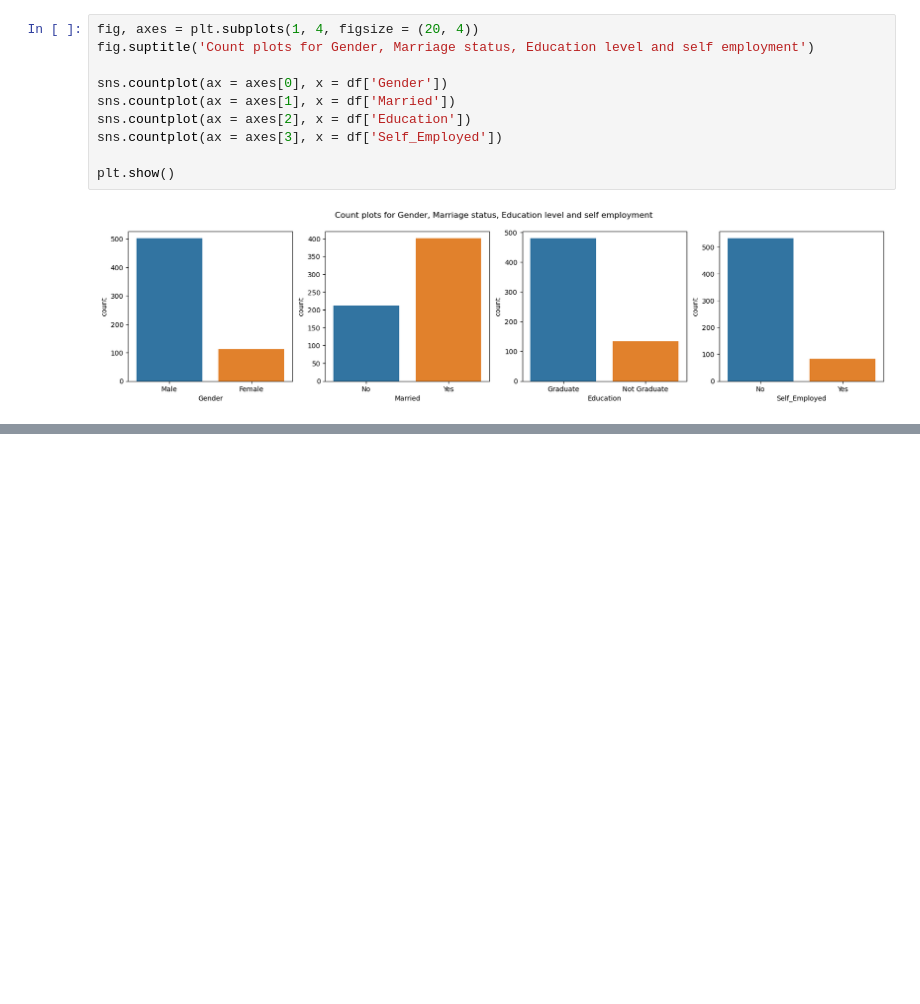
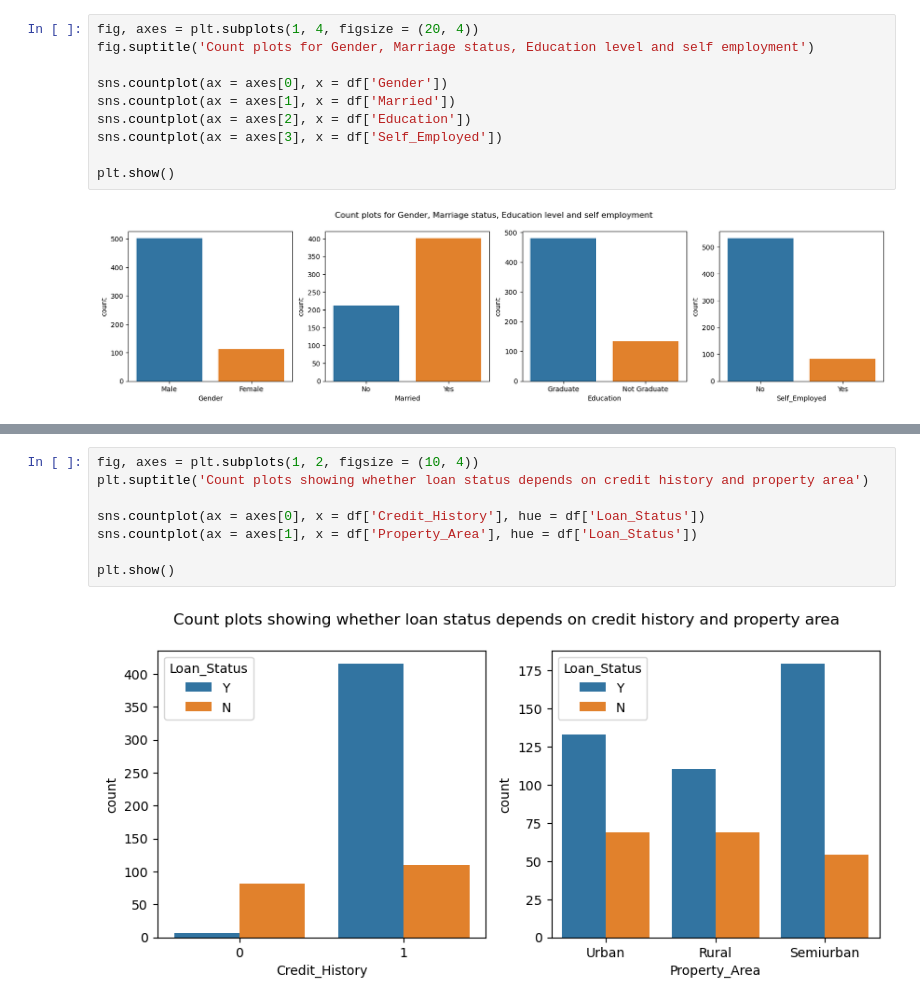
Before and after one commit to AdrianNakonieczny/loan-approval, a Jupyter notebook: loans_approval.ipynb, the cells around one changed output, grey strips where cells are left out. Saved outputs shown, nothing was run; the diff lists cells and outputs as text; blank space fills up the shorter version.

```diff
--- a/loans_approval.ipynb
+++ b/loans_approval.ipynb
@@ -178,0 +214,10 @@ plt.show()
+# %%
+fig, axes = plt.subplots(1, 2, figsize = (10, 4))
+plt.suptitle('Count plots showing whether loan status depends on credit history and property area')
+
+sns.countplot(ax = axes[0], x = df['Credit_History'], hue = df['Loan_Status'])
+sns.countplot(ax = axes[1], x = df['Property_Area'], hue = df['Loan_Status'])
+
+plt.show()
+# %% [output]
+[figure, added]
```
Also changed, not shown: parts of 11 cells of this notebook.
